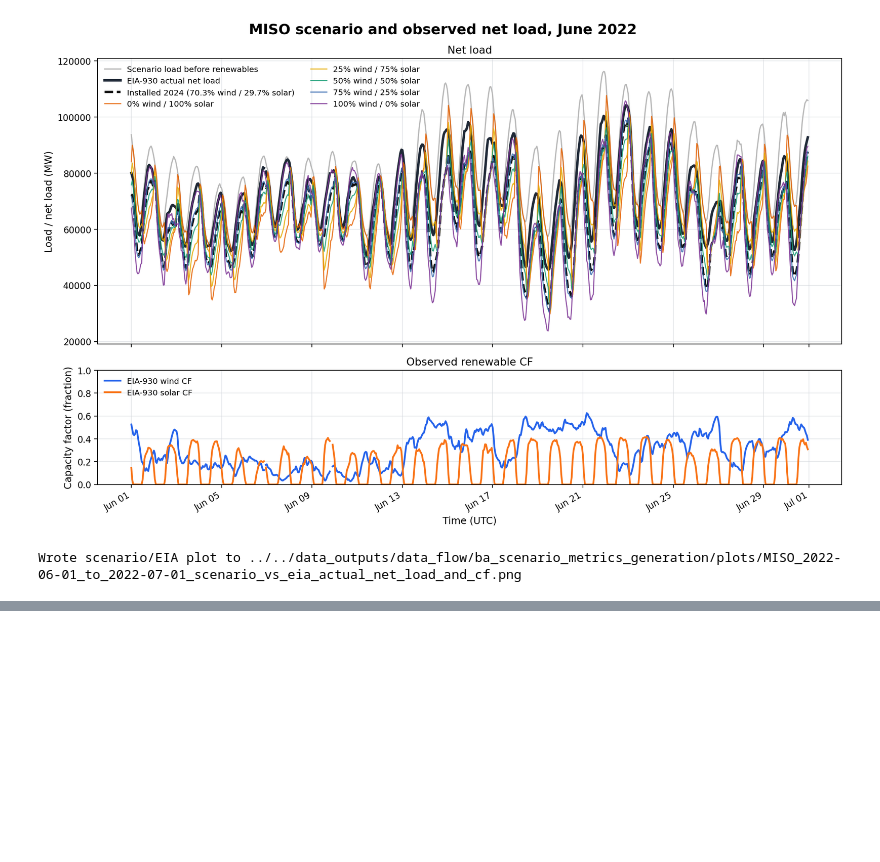
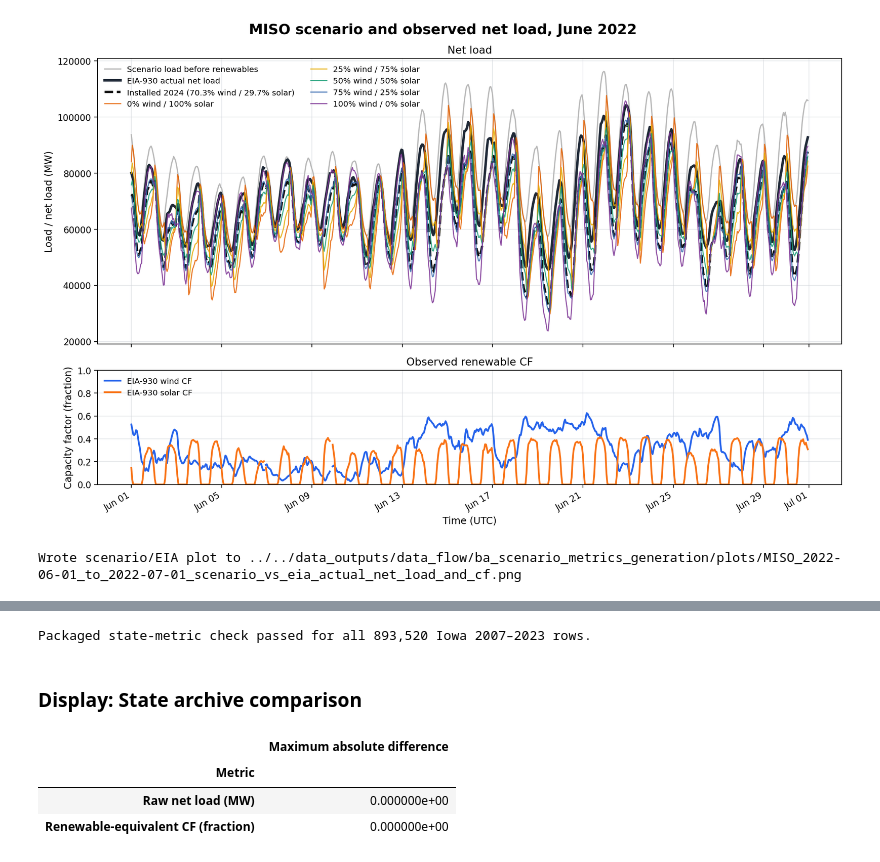
Before and after one commit to charliephillips4201/wxdata-notebooks, a Jupyter notebook: notebooks/data_flow/ba_scenario_metrics_generation.ipynb, the cells around one changed output, grey strips where cells are left out. Saved outputs shown, nothing was run; the diff lists cells and outputs as text; code cells hidden in the pictures; blank space fills up the shorter version.

```diff
--- a/notebooks/data_flow/ba_scenario_metrics_generation.ipynb
+++ b/notebooks/data_flow/ba_scenario_metrics_generation.ipynb
@@ -510,0 +677,26 @@ Wrote scenario/EIA plot to ../../data_outputs/data_flow/ba_scenario_metrics_gene
+# %%
+state_archive = pd.read_parquet(state_data_dir / "state_scenario_metrics" / f"{state_file_prefix}_scenario_metrics.parquet")
+state_archive["time_utc"] = pd.to_datetime(state_archive["time_utc"], utc=True)
+state_archive = state_archive.loc[state_archive["time_utc"].ge(state_start) & state_archive["time_utc"].lt(state_end)]
+state_compare_columns = ["time_utc", "scenario", "net_load_mw__raw", "renew_cf_equiv"]
+state_sort_columns = ["scenario", "time_utc"]
+state_actual = state_scenarios[state_compare_columns].sort_values(state_sort_columns).reset_index(drop=True)
+state_expected = state_archive[state_compare_columns].sort_values(state_sort_columns).reset_index(drop=True)
+pd.testing.assert_frame_equal(state_actual, state_expected, check_dtype=False, rtol=1e-9, atol=1e-9)
+
+state_metric_columns = ["net_load_mw__raw", "renew_cf_equiv"]
+state_max_abs_diff = state_actual[state_metric_columns].sub(state_expected[state_metric_columns]).abs().max()
+print(f"Packaged state-metric check passed for all {len(state_actual):,} Iowa 2007–2023 rows.")
+# %% [output]
+Packaged state-metric check passed for all 893,520 Iowa 2007–2023 rows.
+# %% [markdown]
+### Display: State archive comparison
+# %%
+state_comparison_preview = state_max_abs_diff.rename(index={"net_load_mw__raw": "Raw net load (MW)", "renew_cf_equiv": "Renewable-equivalent CF (fraction)"})
+state_comparison_preview = state_comparison_preview.rename("Maximum absolute difference").rename_axis("Metric").to_frame()
+display(state_comparison_preview.style.format("{:.6e}"))
+# %% [output]
+|  | Maximum absolute difference |
+| Metric |  |
+| Raw net load (MW) | 0.000000e+00 |
+| Renewable-equivalent CF (fraction) | 0.000000e+00 |
```
Also changed, not shown: parts of 20 cells of this notebook, 6 other files.
